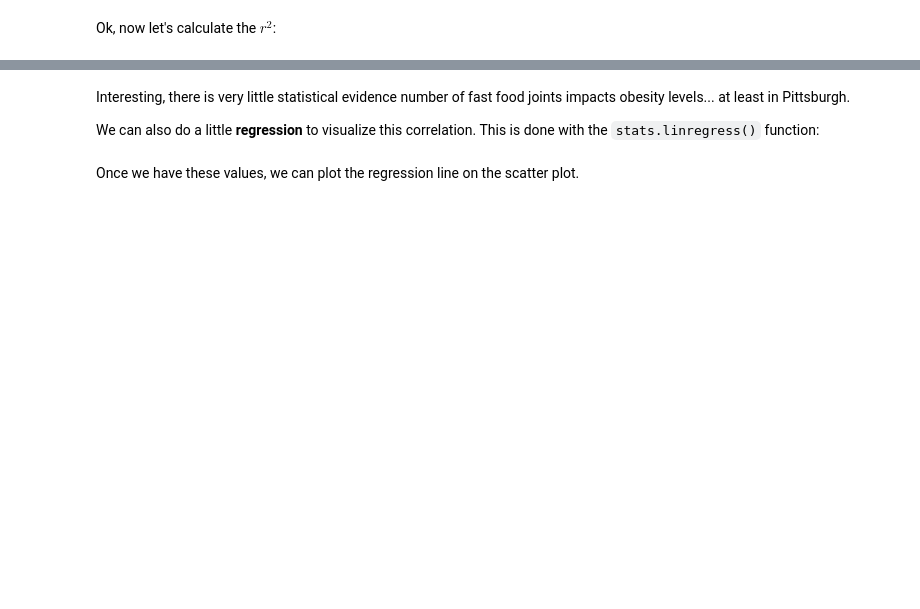
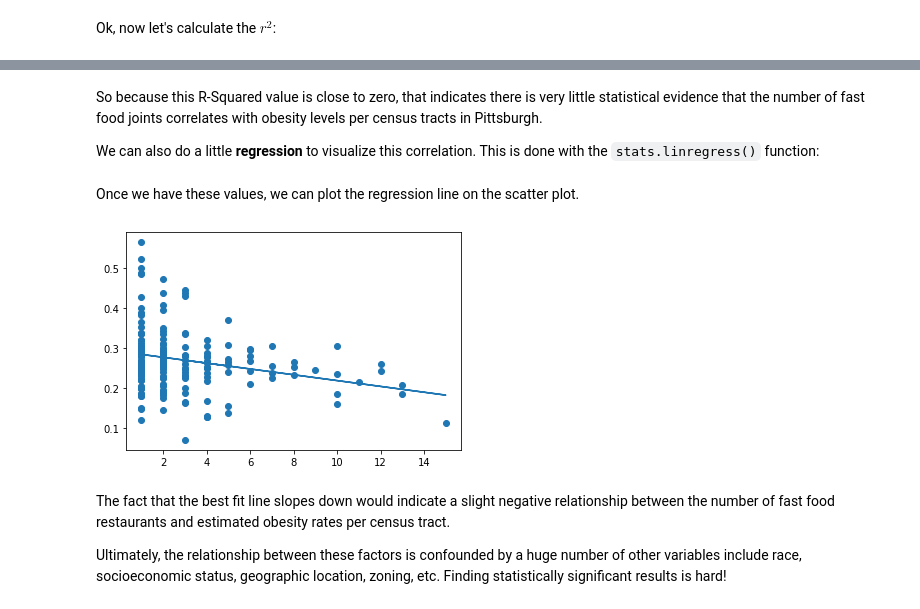
Before and after one commit to pitt-sci-lis-2030/week-14-data-analysis, a Jupyter notebook: Lecture 14.ipynb, the cells around one changed output, grey strips where cells are left out. Drawn from its saved outputs; the diff is of its cells as text; code cells hidden in the pictures; blank space fills up the shorter version.

Commit message:
updates to lecture and moved T-Test & Chi Squared to separate notebook

```diff
--- a/Lecture 14.ipynb
+++ b/Lecture 14.ipynb
@@ -387,5 +480,5 @@ pearsonr[0] ** 2
 # %% [markdown]
-Interesting, there is very little statistical evidence number of fast food joints impacts obesity levels... at least in Pittsburgh.
+So because this R-Squared value is close to zero, that indicates there is very little statistical evidence that the number of fast food joints correlates with obesity levels per census tracts in Pittsburgh.
 
 We can also do a little **regression** to visualize this correlation.  This is done with the `stats.linregress()` function:
 # %%
@@ -393,7 +487,15 @@ slope, intercept, r_value, p_value, std_err = stats.linregress(df_merged_no_outl
 # %% [markdown]
 Once we have these values, we can plot the regression line on the scatter plot.
 # %%
+# create a scatter plot of the two variables
 plt.scatter(df_merged_no_outlier['count'], df_merged_no_outlier['2006-2010 estimate of obesity'])
 
-x = np.arange(16)
-plt.plot(x, intercept + slope * x, '-')
+x = df_merged_no_outlier['count']
+
+plt.plot(x, intercept + slope * x, '-');
+# %% [output]
+[figure, added]
+# %% [markdown]
+The fact that the best fit line slopes down would indicate a slight negative relationship between the number of fast food restaurants and estimated obesity rates per census tract.
+
+Ultimately, the relationship between these factors is confounded by a huge number of other variables include race, socioeconomic status, geographic location, zoning, etc. Finding statistically significant results is hard!
```
Also changed, not shown: parts of 99 cells of this notebook, 1 other file.
